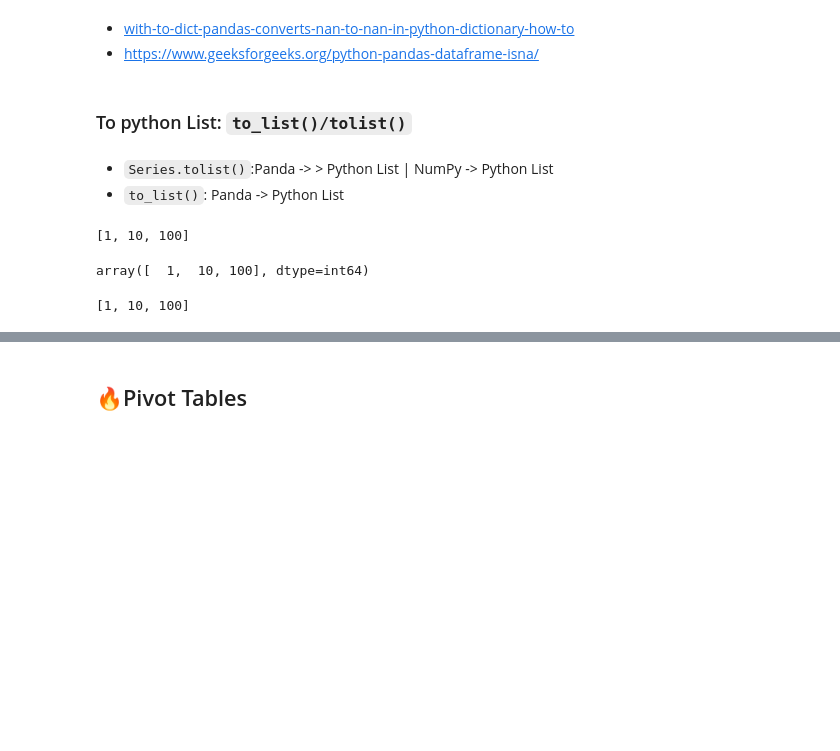
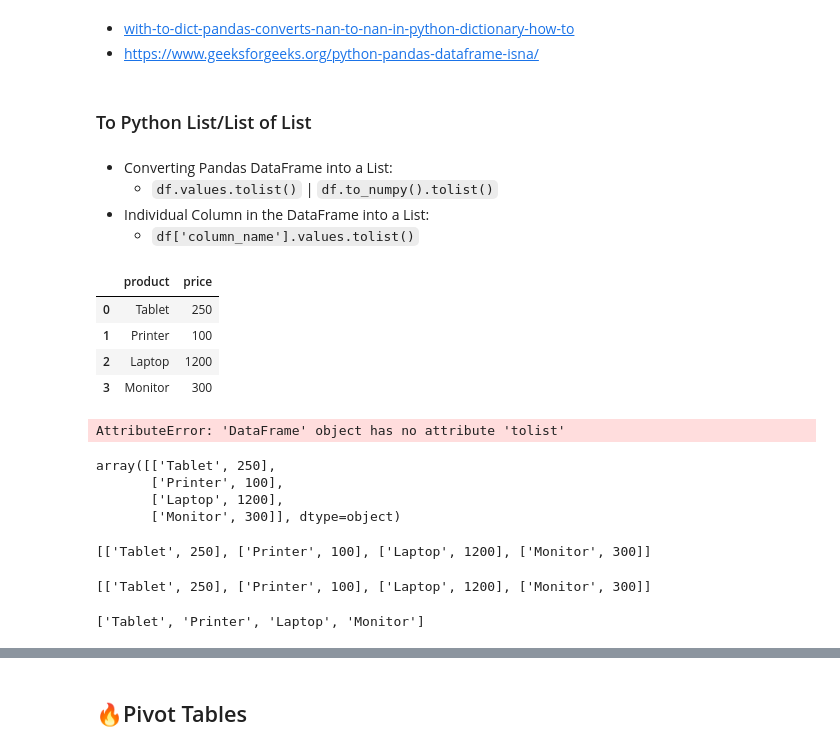
Before and after one commit to dev-SR/machine-learning, a Jupyter notebook: 01pandas/pandas.ipynb, the cells around one changed output, grey strips where cells are left out. Drawn from its saved outputs; the diff is of its cells as text; code cells hidden in the pictures; blank space fills up the shorter version.

```diff
--- a/01pandas/pandas.ipynb
+++ b/01pandas/pandas.ipynb
@@ -2646,20 +2692,46 @@ Pandas `dataframe.isna()` function is used to detect missing values. It return a
 - [with-to-dict-pandas-converts-nan-to-nan-in-python-dictionary-how-to](https://stackoverflow.com/questions/72348490/with-to-dict-pandas-converts-nan-to-nan-in-python-dictionary-how-to)
 - [https://www.geeksforgeeks.org/python-pandas-dataframe-isna/](https://www.geeksforgeeks.org/python-pandas-dataframe-isna/)
 # %% [markdown]
-### To python List: `to_list()/tolist()`
+### To Python List/List of List
-# %% [markdown]
-- `Series.tolist()`:Panda -> > Python List |  NumPy -> Python List
-- `to_list()`: Panda -> Python List
+# %% [markdown]
+- Converting Pandas DataFrame into a List:
+  - `df.values.tolist()` | `df.to_numpy().tolist()`
+- Individual Column in the DataFrame into a List:
+  - `df['column_name'].values.tolist()`
+# %%
+data = {'product': ['Tablet', 'Printer', 'Laptop', 'Monitor'],
+        'price': [250, 100, 1200, 300]
+        }
+
+df = pd.DataFrame(data)
+df
+# %% [output]
+|  | product | price |
+| 0 | Tablet | 250 |
+| 1 | Printer | 100 |
+| 2 | Laptop | 1200 |
+| 3 | Monitor | 300 |
 # %%
-df['a'].tolist()
+df.tolist()
 # %% [output]
-[1, 10, 100]
+AttributeError: 'DataFrame' object has no attribute 'tolist'
 # %%
-df['a'].values
+df.values
 # %% [output]
-array([  1,  10, 100], dtype=int64)
+array([['Tablet', 250],
+       ['Printer', 100],
+       ['Laptop', 1200],
+       ['Monitor', 300]], dtype=object)
+# %%
+df.to_numpy().tolist()
+# %% [output]
+[['Tablet', 250], ['Printer', 100], ['Laptop', 1200], ['Monitor', 300]]
 # %%
-df['a'].values.tolist()
+df.values.tolist()
 # %% [output]
-[1, 10, 100]
+[['Tablet', 250], ['Printer', 100], ['Laptop', 1200], ['Monitor', 300]]
+# %%
+df['product'].tolist()
+# %% [output]
+['Tablet', 'Printer', 'Laptop', 'Monitor']
 # %%
```
Also changed, not shown: parts of 26 cells of this notebook, 23 other files.
